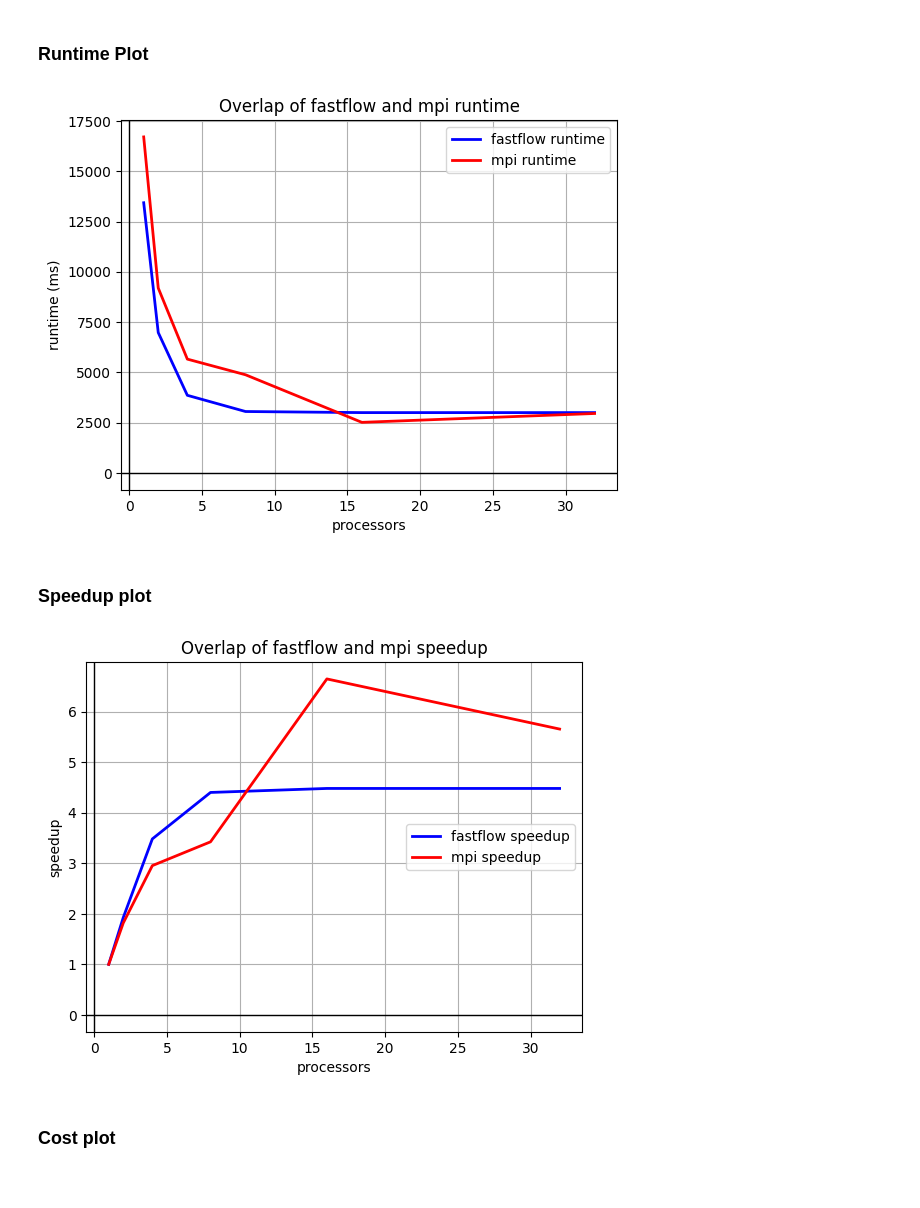
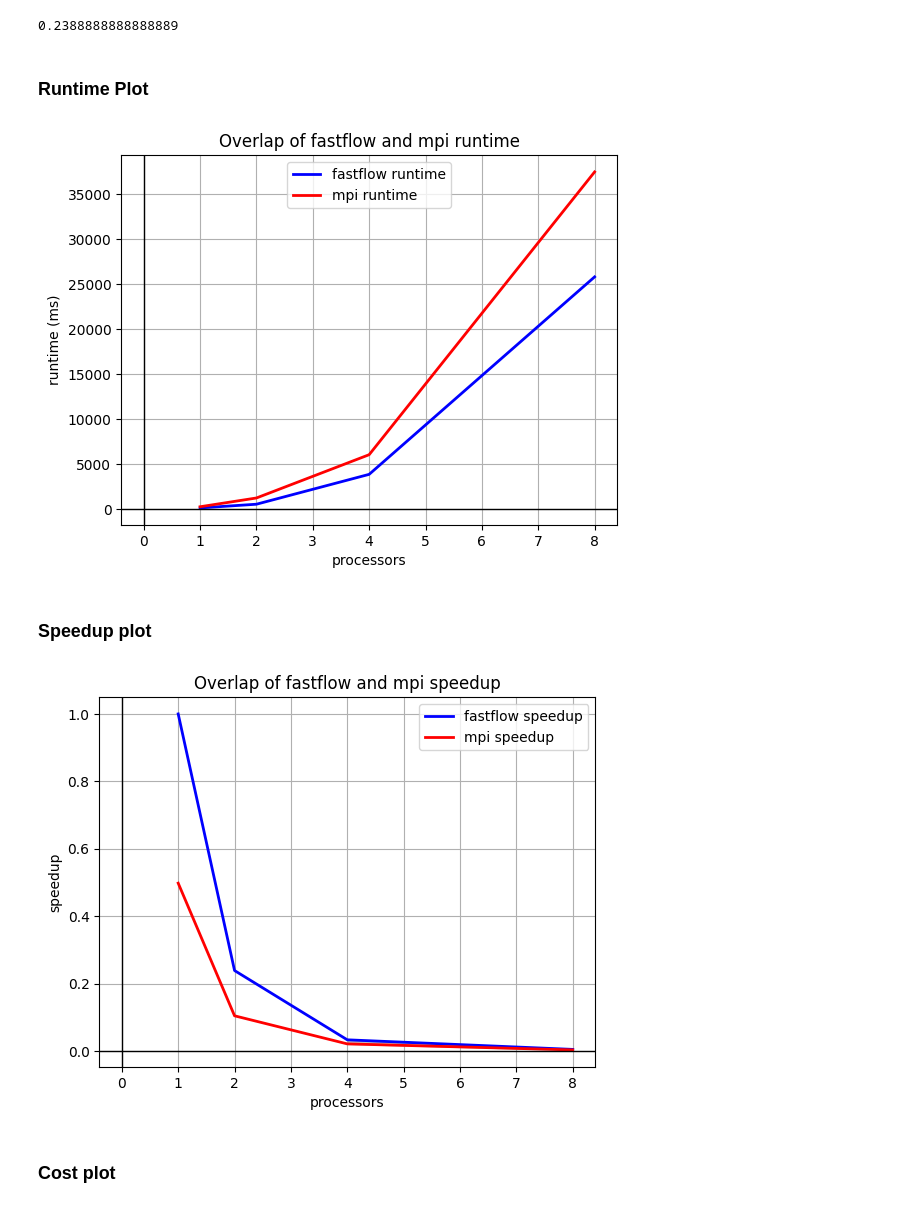
Before and after one commit to mikymatt01/SPM_wavefront, a Jupyter notebook: wavefront_metrics.ipynb, the cells around one changed output. Drawn from its saved outputs; the diff is of its cells as text; code cells hidden in the pictures.

Commit message:
fix: runtime

```diff
--- a/wavefront_metrics.ipynb
+++ b/wavefront_metrics.ipynb
@@ -3,7 +3,8 @@ import json
 import numpy as np
 import matplotlib.pyplot as plt
 
-f = open('wavefront_runtime.json')
+path = "./weak_scalability/"
+f = open(f'{path}runtime.json')
 data = json.load(f)
 
 length = min(len(data["runtime_ff"]), len(data["runtime_mpi"]))
@@ -12,6 +13,10 @@ T_seq = data["T_seq"]
 processors = data["processors"][0:length]
 runtime_ff = data["runtime_ff"][0:length]
 runtime_mpi = data["runtime_mpi"][0:length]
+
+print(T_seq/runtime_ff[1])
+# %% [output]
+0.2388888888888889
 # %%
 def overlap_functions(
         x_data,
@@ -52,25 +58,25 @@ overlap_functions(
     "Overlap of fastflow and mpi runtime"
 )
 # %% [output]
-[figure, old version]
+[figure, new version]
 # %% [markdown]
 ### Speedup plot
 # %%
-speedup_ff = [runtime_ff[0] / r for r in runtime_ff]
-speedup_mpi = [runtime_mpi[0] / r for r in runtime_mpi]
+speedup_ff = [T_seq / r for r in runtime_ff]
+speedup_mpi = [T_seq / r for r in runtime_mpi]
 
 overlap_functions(
     processors,
     speedup_ff,
     speedup_mpi,
     "processors",
     "speedup",
     "fastflow speedup",
     "mpi speedup",
     "Overlap of fastflow and mpi speedup"
 )
 # %% [output]
-[figure, old version]
+[figure, new version]
 # %% [markdown]
 ### Cost plot
 # %%
```
Also changed, not shown: parts of 3 cells of this notebook, 12 other files.
